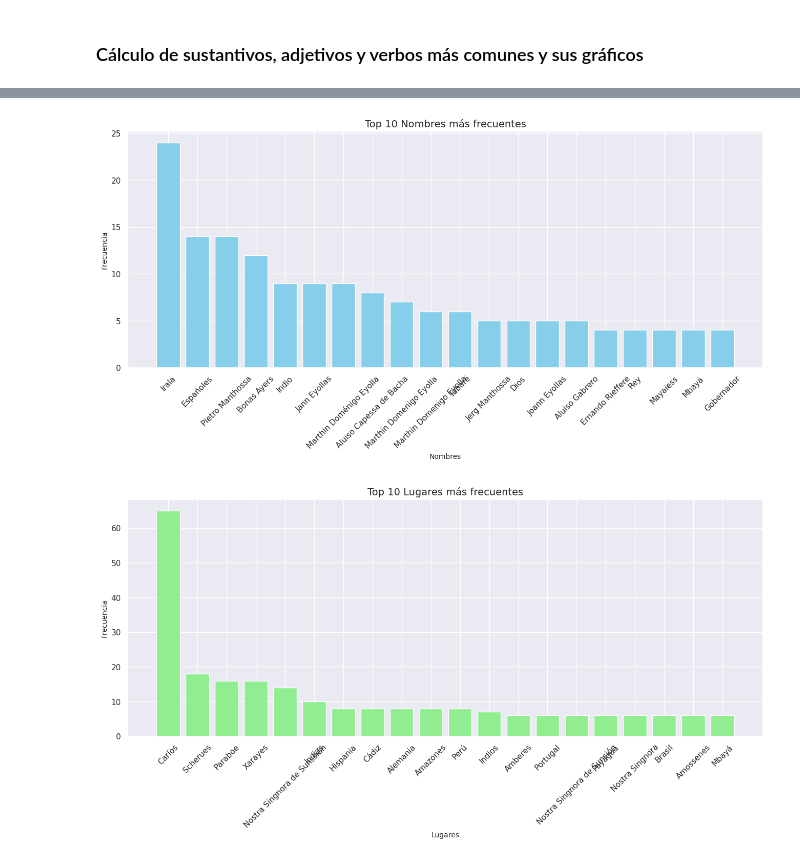
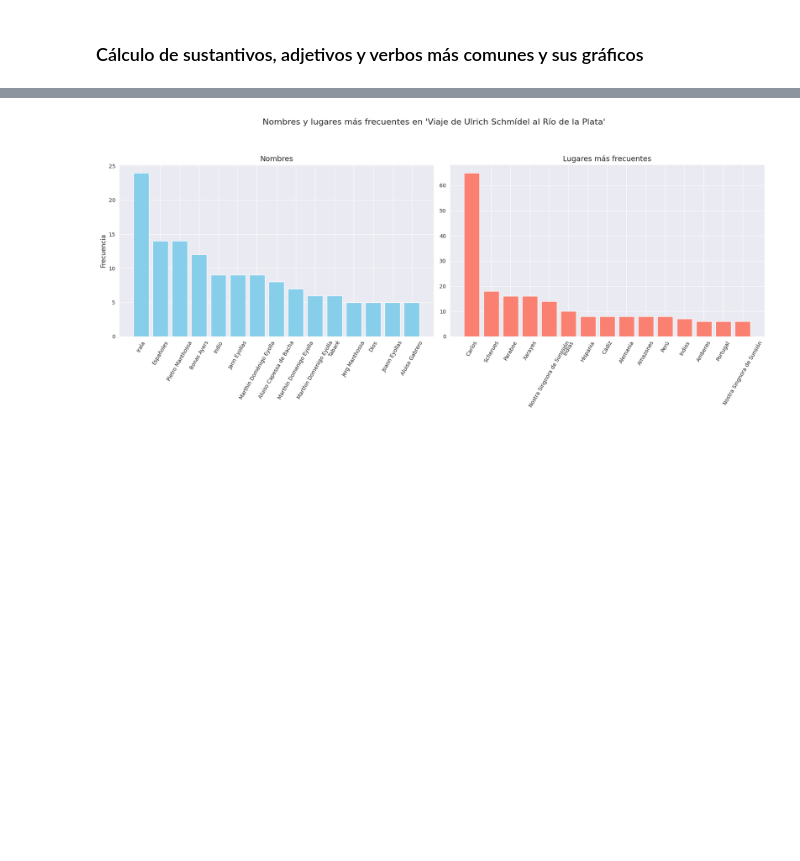
Before and after one commit to rominicky/mineria-texto-python, a Jupyter notebook: ulrich_exploraciones_textuales.ipynb, the cells around one changed output, grey strips where cells are left out. Saved outputs shown, nothing was run; the diff lists cells and outputs as text; code cells hidden in the pictures; blank space fills up the shorter version.

```diff
--- a/ulrich_exploraciones_textuales.ipynb
+++ b/ulrich_exploraciones_textuales.ipynb
@@ -88,0 +107,11 @@ def clean_and_tokenize(text):
+# %%
+#carga de texto para limpieza
+text = ulrico_txt
+texto_limpio = limpiar_texto(text)
+
+# Guarda el texto limpio
+with open('texto_limpio.txt', 'w', encoding='utf-8') as file:
+    file.write(texto_limpio)
+
+print("Archivo 'texto_limpio.txt' creado exitosamente.")
+print(texto_limpio)
@@ -89,8 +121,5 @@ def clean_and_tokenize(text):
 # %%
-# Leer el archivo ulrico.txt
-with open("/content/ulrico_schmidel_final.txt", "r", encoding="utf-8") as archivo:
-    texto = archivo.read()
-
+texto = ulrico_txt
 # Aplicar la función clean_and_tokenize
 tokens = clean_and_tokenize(texto)
 
@@ -99,5 +128,6 @@ with open("ulrico_tokens.txt", "w", encoding="utf-8") as archivo_salida:
     archivo_salida.write(" ".join(tokens))  # Los tokens se guardan como texto
 
 print("Tokens guardados en 'ulrico_tokens.txt'.")
+print(tokens)
 # %% [output]
 Tokens guardados en 'ulrico_tokens.txt'.
@@ -281,32 +352,34 @@ Spanish Places: ['Andorff', 'Amberes', 'España', 'Indiam', 'Indias', 'Andorf',
 # %%
 from collections import Counter
 import matplotlib.pyplot as plt
 
-# Contar la frecuencia de nombres y lugares
+# Cálculo de la frecuencia de nombres y lugares
 name_counts = Counter(spanish_names)
 place_counts = Counter(spanish_places)
 
-# Convertir los resultados a listas para graficar
-names, name_freqs = zip(*name_counts.most_common(20))
-places, place_freqs = zip(*place_counts.most_common(20))
+#Listas para graficar
+names, name_freqs = zip(*name_counts.most_common(15))
+places, place_freqs = zip(*place_counts.most_common(15))
 
-# Graficar los nombres
-plt.figure(figsize=(16, 6))
-plt.bar(names, name_freqs, color='skyblue')
-plt.title('Top 10 Nombres más frecuentes', fontsize=14)
-plt.xlabel('Nombres', fontsize=10)
-plt.ylabel('Frecuencia', fontsize=10)
-plt.xticks(rotation=45)
+# Tamaño de la figura
+plt.figure(figsize=(18, 8))
+plt.suptitle("Nombres y lugares más frecuentes en 'Viaje de Ulrich Schmídel al Río de la Plata'", fontsize=16)
+
+# Gráfico de Nombres
+ax1 = plt.subplot(1, 2, 1)
+ax1.bar(names, name_freqs, color='skyblue', width=0.8)
+ax1.set_title('Nombres', fontsize=14)
+ax1.set_ylabel('Frecuencia', fontsize=12)
+ax1.tick_params(axis='x', rotation=60, labelsize=10)
+
+# Gráfico de Lugares
+ax2 = plt.subplot(1, 2, 2)
+ax2.bar(places, place_freqs, color='salmon', width=0.8)
+ax2.set_title('Lugares más frecuentes', fontsize=14)
+ax2.tick_params(axis='x', rotation=60, labelsize=10)
+
+# Ajustar el espaciado
+plt.tight_layout(rect=[0, 0, 1, 0.92])
 plt.show()
-
-# Graficar los lugares
-plt.figure(figsize=(16, 6))
-plt.bar(places, place_freqs, color='lightgreen')
-plt.title('Top 10 Lugares más frecuentes', fontsize=14)
-plt.xlabel('Lugares', fontsize=10)
-plt.ylabel('Frecuencia', fontsize=10)
-plt.xticks(rotation=45)
-plt.show()
 # %% [output]
-[figure, old version]
+[figure, new version]
-[figure, removed]
```
Also changed, not shown: parts of 17 cells of this notebook.
